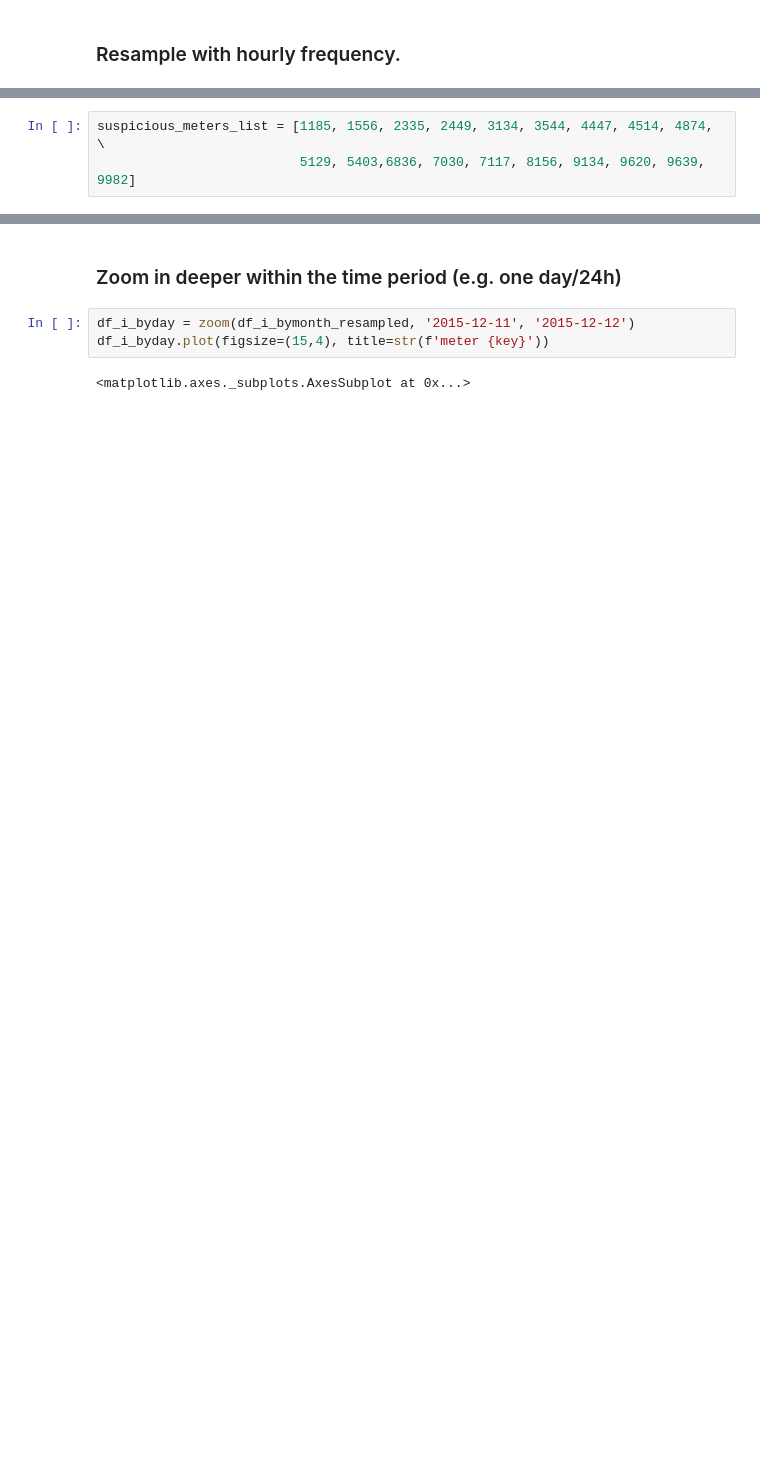
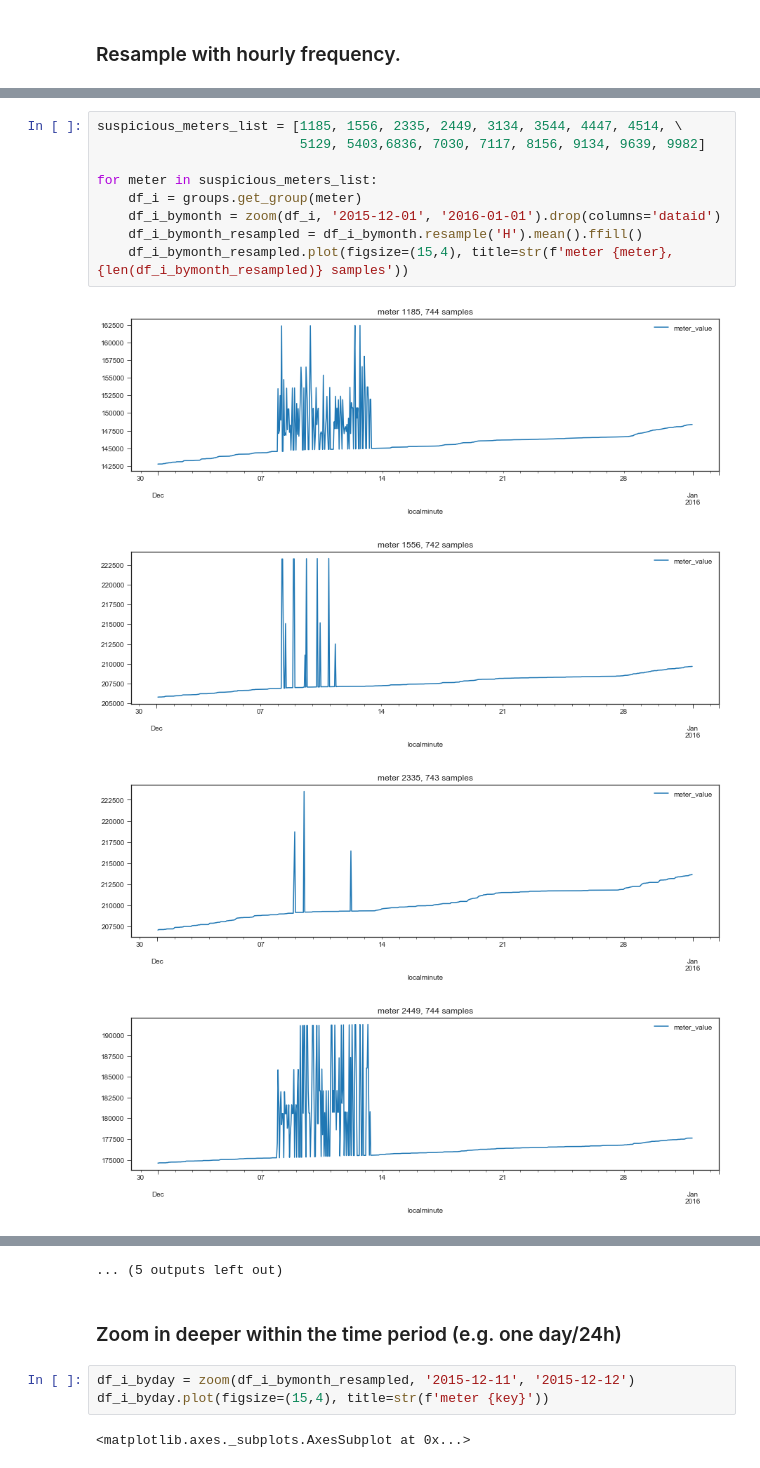
Before and after one commit to melvintzw/ee4211, a Jupyter notebook: exploration_mel.ipynb, the cells around one changed output, grey strips where cells are left out. Saved outputs shown, nothing was run; the diff lists cells and outputs as text; blank space fills up the shorter version.

```diff
--- a/exploration_mel.ipynb
+++ b/exploration_mel.ipynb
@@ -105,3 +105,14 @@ display(len(df_i_bymonth_resampled))
 # %%
-suspicious_meters_list = [1185, 1556, 2335, 2449, 3134, 3544, 4447, 4514, 4874, \
-                          5129, 5403,6836, 7030, 7117, 8156, 9134, 9620, 9639, 9982]
+suspicious_meters_list = [1185, 1556, 2335, 2449, 3134, 3544, 4447, 4514, \
+                          5129, 5403,6836, 7030, 7117, 8156, 9134, 9639, 9982]
+
+for meter in suspicious_meters_list:
+    df_i = groups.get_group(meter)
+    df_i_bymonth = zoom(df_i, '2015-12-01', '2016-01-01').drop(columns='dataid')
+    df_i_bymonth_resampled = df_i_bymonth.resample('H').mean().ffill()
+    df_i_bymonth_resampled.plot(figsize=(15,4), title=str(f'meter {meter}, {len(df_i_bymonth_resampled)} samples'))
+# %% [output]
+[figure, added]
+[figure, added]
+[figure, added]
+[figure, added]
@@ -108,3 +127,4 @@ suspicious_meters_list = [1185, 1556, 2335, 2449, 3134, 3544, 4447, 4514, 4874,
+... (5 outputs left out)
 # %% [markdown]
 ### Zoom in deeper within the time period (e.g. one day/24h)
 # %%
```
Also changed, not shown: parts of 10 cells of this notebook, 1 other file.
